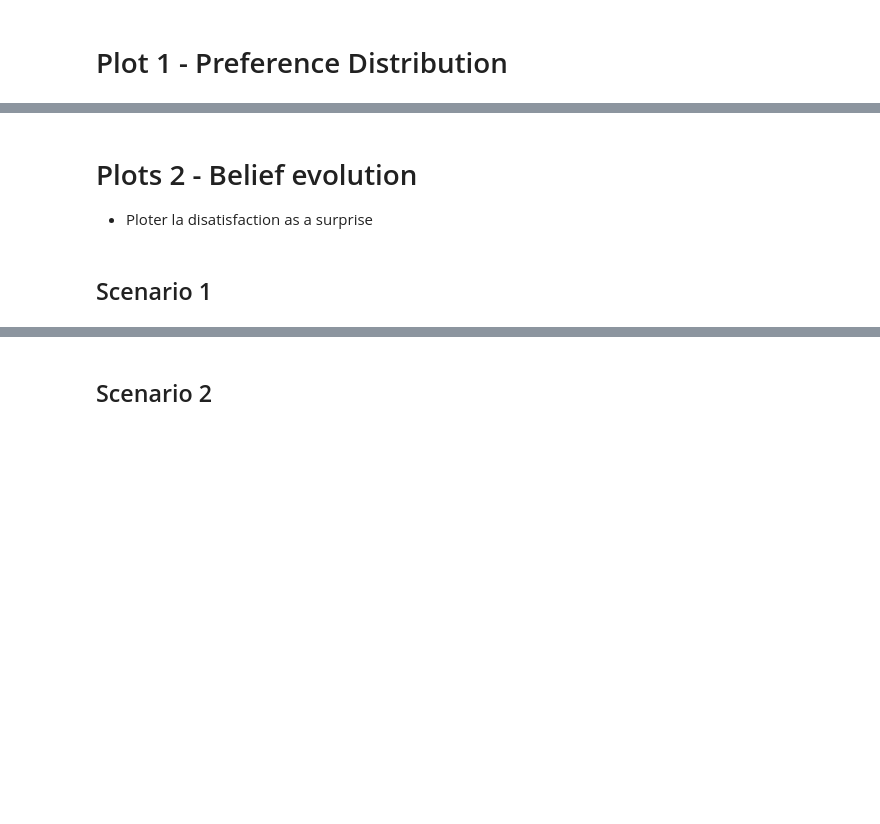
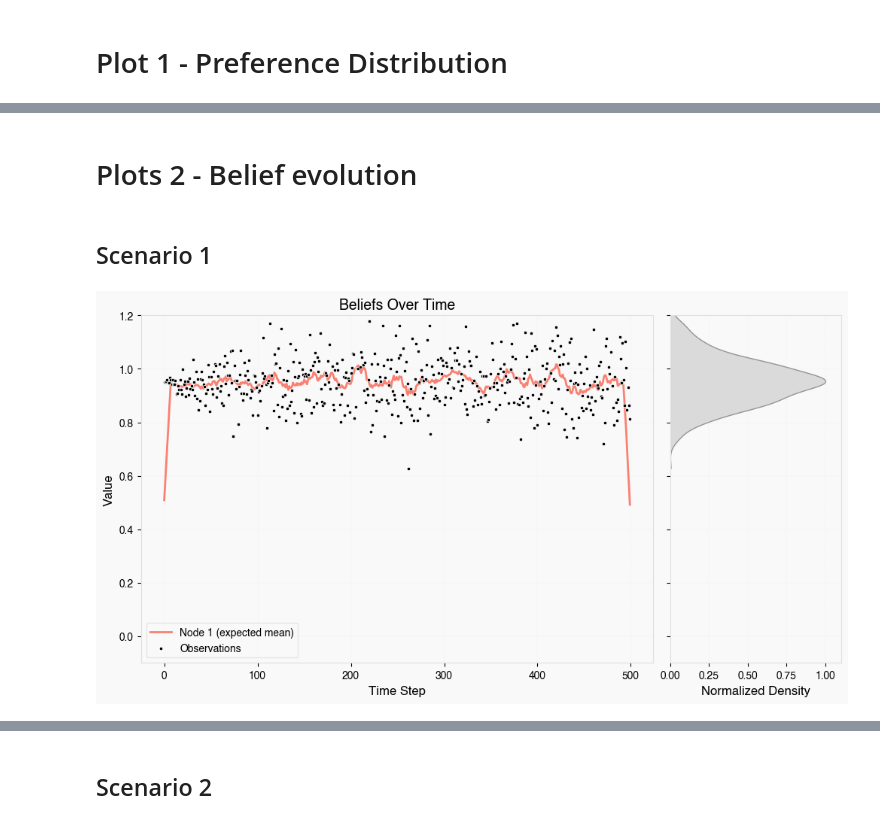
Before and after one commit to centre-for-humanities-computing/european-city-inference, a Jupyter notebook: figures.ipynb, the cells around one changed output, grey strips where cells are left out. Saved outputs shown, nothing was run; the diff lists cells and outputs as text; code cells hidden in the pictures; blank space fills up the shorter version.

```diff
--- a/figures.ipynb
+++ b/figures.ipynb
@@ -130,6 +184,67 @@ plt.show()
 # %% [markdown]
 # Plots 2 - Belief evolution
-
-- Ploter la disatisfaction as a surprise
 # %% [markdown]
 ## Scenario 1
+# %%
+import matplotlib.pyplot as plt
+import numpy as np
+import matplotlib.gridspec as gridspec
+from scipy.stats import gaussian_kde # NOUVEAU: Importer la fonction KDE
+
+# --- 1. Générer des données fictives (remplacez par vos vraies données) ---
+# Simule des observations qui convergent vers 0.95 avec du bruit
+time_steps = 500
+np.random.seed(42) # Pour des résultats reproductibles
+observations = 0.95 + (np.random.randn(time_steps) * 0.1) * (1 - np.exp(-np.arange(time_steps)/50))
+# Simule une moyenne mobile pour la ligne rouge
+expected_mean = np.convolve(observations, np.ones(15)/15, mode='same')
+
+
+# --- 2. Créer la figure et la grille pour les deux graphiques ---
+fig = plt.figure(figsize=(12, 6))
+gs = gridspec.GridSpec(1, 2, width_ratios=[3, 1], wspace=0.05)
+ax0 = fig.add_subplot(gs[0])
+ax1 = fig.add_subplot(gs[1], sharey=ax0)
+
+
+# --- 3. Tracer le graphique temporel sur l'axe de gauche (ax0) ---
+ax0.plot(expected_mean, color='salmon', lw=2, label='Node 1 (expected mean)')
+ax0.scatter(range(time_steps), observations, color='black', s=10, ec='white', lw=0.5, label='Observations', zorder=10)
+
+# Mise en forme du graphique de gauche
+ax0.set_title('Beliefs Over Time')
+ax0.set_xlabel('Time Step')
+ax0.set_ylabel('Value')
+ax0.grid(True, which='both', linestyle='--', linewidth=0.3)
+ax0.legend()
+ax0.set_ylim(-0.1, 1.2)
+
+
+# --- 4. Tracer la courbe de densité remplie et NORMALISÉE sur l'axe de droite (ax1) ---
+# 💡 SECTION MODIFIÉE
+
+# a) Calculer la densité de probabilité (KDE) à partir des observations``
+kde = gaussian_kde(observations)
+# Créer une grille de valeurs Y sur laquelle évaluer la densité
+y_grid = np.linspace(observations.min(), observations.max(), 500)
+# Obtenir les valeurs de densité (qui seront sur notre axe X)
+pdf_values = kde(y_grid)
+
+# b) Mettre à l'échelle les valeurs de densité entre 0 et 1 (normalisation)
+pdf_scaled = (pdf_values - pdf_values.min()) / (pdf_values.max() - pdf_values.min())
+
+# c) Tracer la courbe normalisée
+ax1.fill_betweenx(y_grid, pdf_scaled, color='lightgrey', alpha=0.8, edgecolor='grey')
+
+# Mise en forme du graphique de droite
+ax1.set_xlabel('Normalized Density')
+plt.setp(ax1.get_yticklabels(), visible=False)
+ax1.grid(True, which='both', linestyle='--', linewidth=0.3)
+# L'axe X va maintenant de 0 à 1 (avec une petite marge)
+ax1.set_xlim(0, 1.1)
+
+
+# --- 5. Afficher le graphique final ---
+plt.show()
+# %% [output]
+[figure, added]
```
Also changed, not shown: parts of 17 cells of this notebook, 33 other files.
